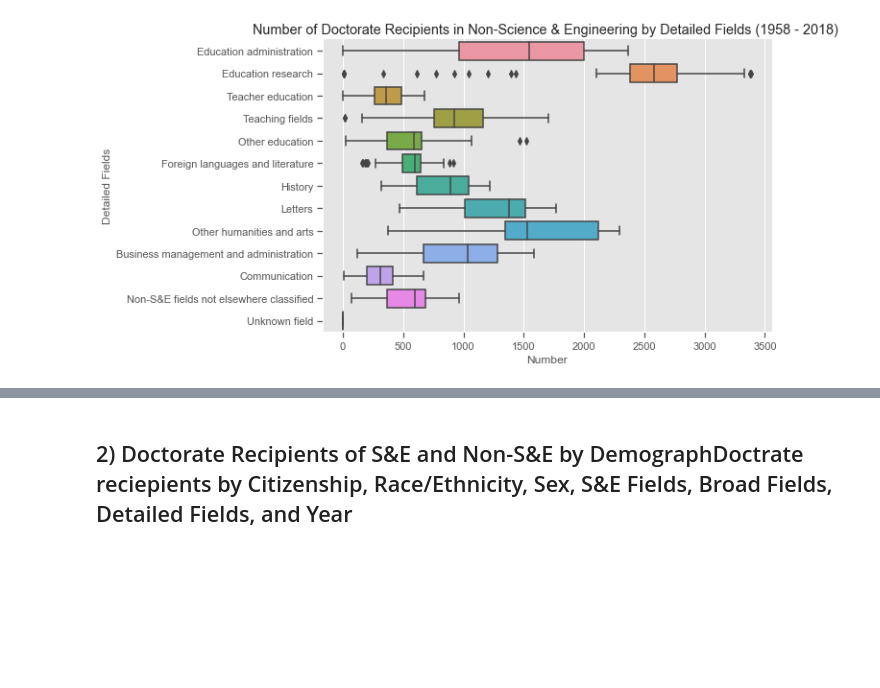
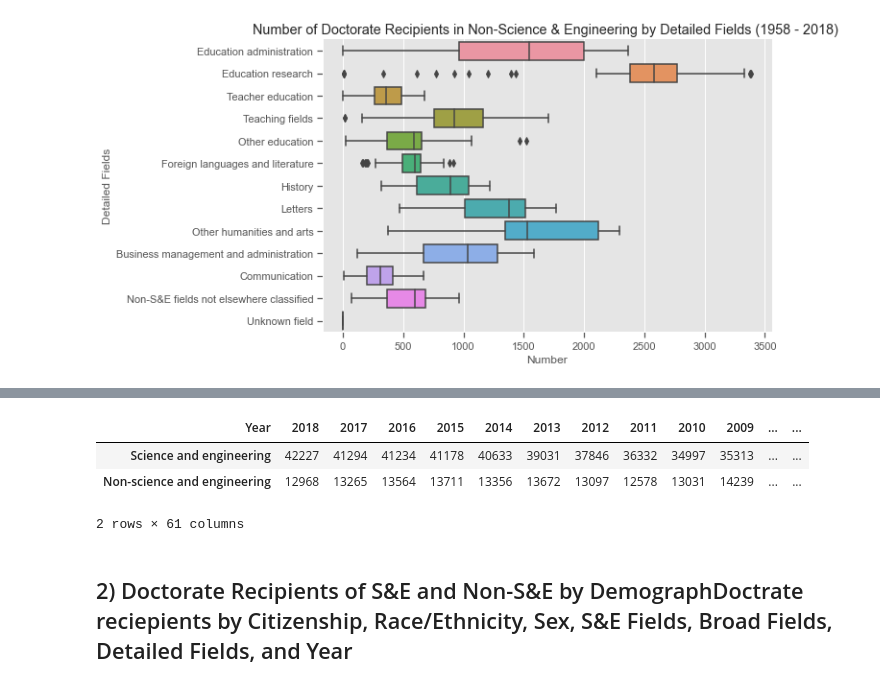
Before and after one commit to mulukenm/dataScience, a Jupyter notebook: SQLComparisonVisualization.ipynb, the cells around one changed output, grey strips where cells are left out. Saved outputs shown, nothing was run; the diff lists cells and outputs as text; code cells hidden in the pictures; blank space fills up the shorter version.

```diff
--- a/SQLComparisonVisualization.ipynb
+++ b/SQLComparisonVisualization.ipynb
@@ -214,0 +245,4 @@ sns.catplot(y="Detailed Fields", x="Number", kind="box",height=5, aspect=2,
+# %%
+SE_NSE_T = SE_NSE_T .reset_index()  # setting numerical index
+SE_NSE_T = SE_NSE_T[['S&E Fields','Science and engineering','Non-science and engineering']]
+SE_NSE_T.head()
@@ -215,3 +256,18 @@ sns.catplot(y="Detailed Fields", x="Number", kind="box",height=5, aspect=2,
+# %%
+
+SE_NSE_T.columns = [ 'Year', 'Science and engineering','Non-science and engineering']
+SE_NSE_T = SE_NSE_T.set_index(['Year']) # setting S&E Fields column as an index
+#SE_NSE_T = SE_NSE_T.drop(['S&E Fields','Broad Fields', 'Detailed Fields'])  # dropping the first two rows
+SE_NSE_TT = SE_NSE_T.T
+# SE_NSE_TT.columns = SE_NSE_TT.iloc[0] # Setting the first row as a column
+# SE_NSE_TT = SE_NSE_TT.set_index(['S&E Fields']) # setting S&E Fields column as an index
+SE_NSE_TT.head()
+#SE_NSE_T.head()
+# %% [output]
+| Year | 2018 | 2017 | 2016 | 2015 | 2014 | 2013 | 2012 | 2011 | 2010 | 2009 | ... | ... |
+| Science and engineering | 42227 | 41294 | 41234 | 41178 | 40633 | 39031 | 37846 | 36332 | 34997 | 35313 | ... | ... |
+| Non-science and engineering | 12968 | 13265 | 13564 | 13711 | 13356 | 13672 | 13097 | 12578 | 13031 | 14239 | ... | ... |
+2 rows × 61 columns
 # %%
 #df1s.columns
 #SE_NSE1.columns
```
Also changed, not shown: parts of 4 cells of this notebook, 1 other file.
